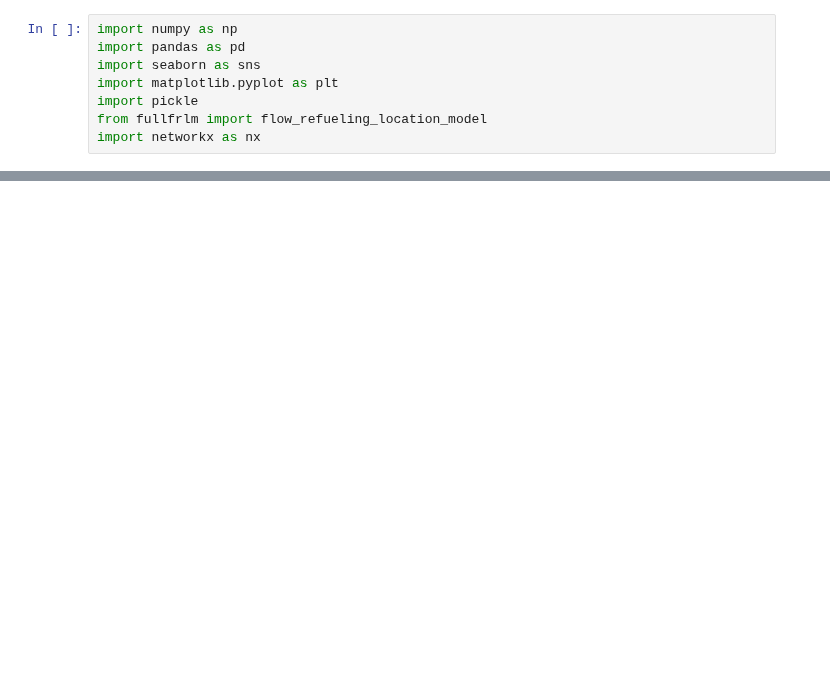
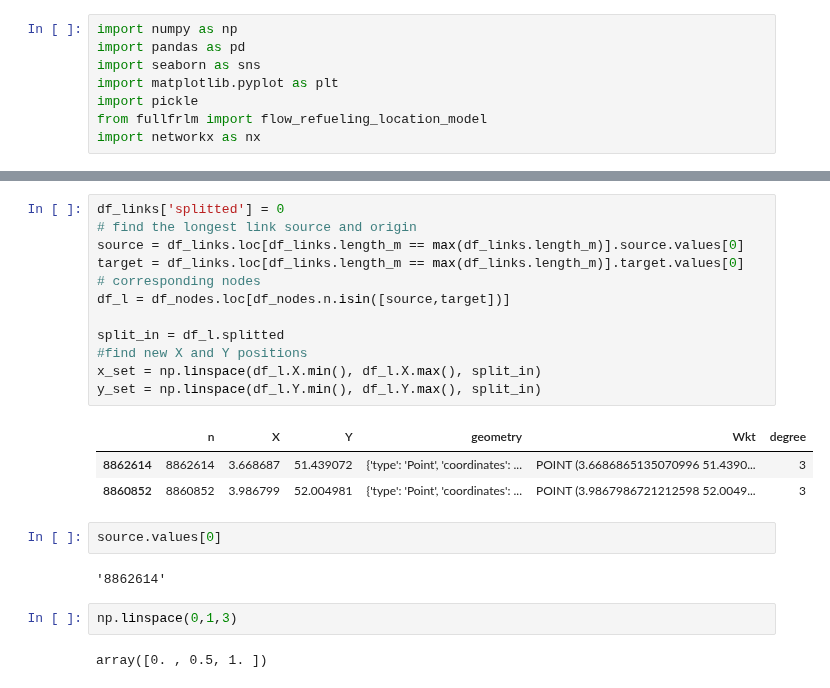
Before and after one commit to fabiandriessen/Thesis, a Jupyter notebook: Network_simplification.ipynb, the cells around one changed output, grey strips where cells are left out. Cells and saved outputs as stored; diff of their text form; blank space fills up the shorter version.

```diff
--- a/Network_simplification.ipynb
+++ b/Network_simplification.ipynb
@@ -144,0 +142,24 @@ df_nodes.loc['8866686']
+# %%
+df_links['splitted'] = 0
+# find the longest link source and origin
+source = df_links.loc[df_links.length_m == max(df_links.length_m)].source.values[0]
+target = df_links.loc[df_links.length_m == max(df_links.length_m)].target.values[0]
+# corresponding nodes
+df_l = df_nodes.loc[df_nodes.n.isin([source,target])]
+
+split_in = df_l.splitted
+#find new X and Y positions
+x_set = np.linspace(df_l.X.min(), df_l.X.max(), split_in)
+y_set = np.linspace(df_l.Y.min(), df_l.Y.max(), split_in)
+# %% [output]
+|  | n | X | Y | geometry | Wkt | degree |
+| 8862614 | 8862614 | 3.668687 | 51.439072 | {'type': 'Point', 'coordinates': ... | POINT (3.6686865135070996 51.4390... | 3 |
+| 8860852 | 8860852 | 3.986799 | 52.004981 | {'type': 'Point', 'coordinates': ... | POINT (3.9867986721212598 52.0049... | 3 |
+# %%
+source.values[0]
+# %% [output]
+'8862614'
+# %%
+np.linspace(0,1,3)
+# %% [output]
+array([0. , 0.5, 1. ])
```
Also changed, not shown: parts of 17 cells of this notebook, 1 other file.
